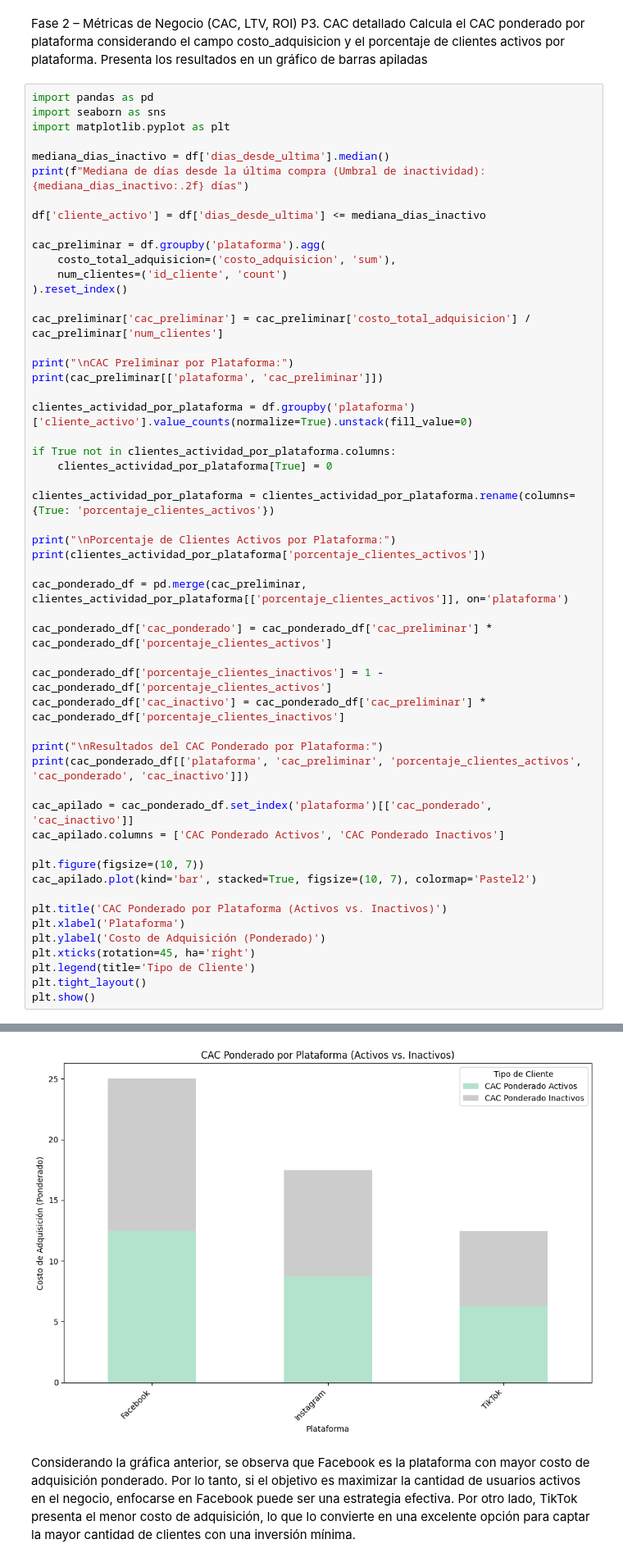
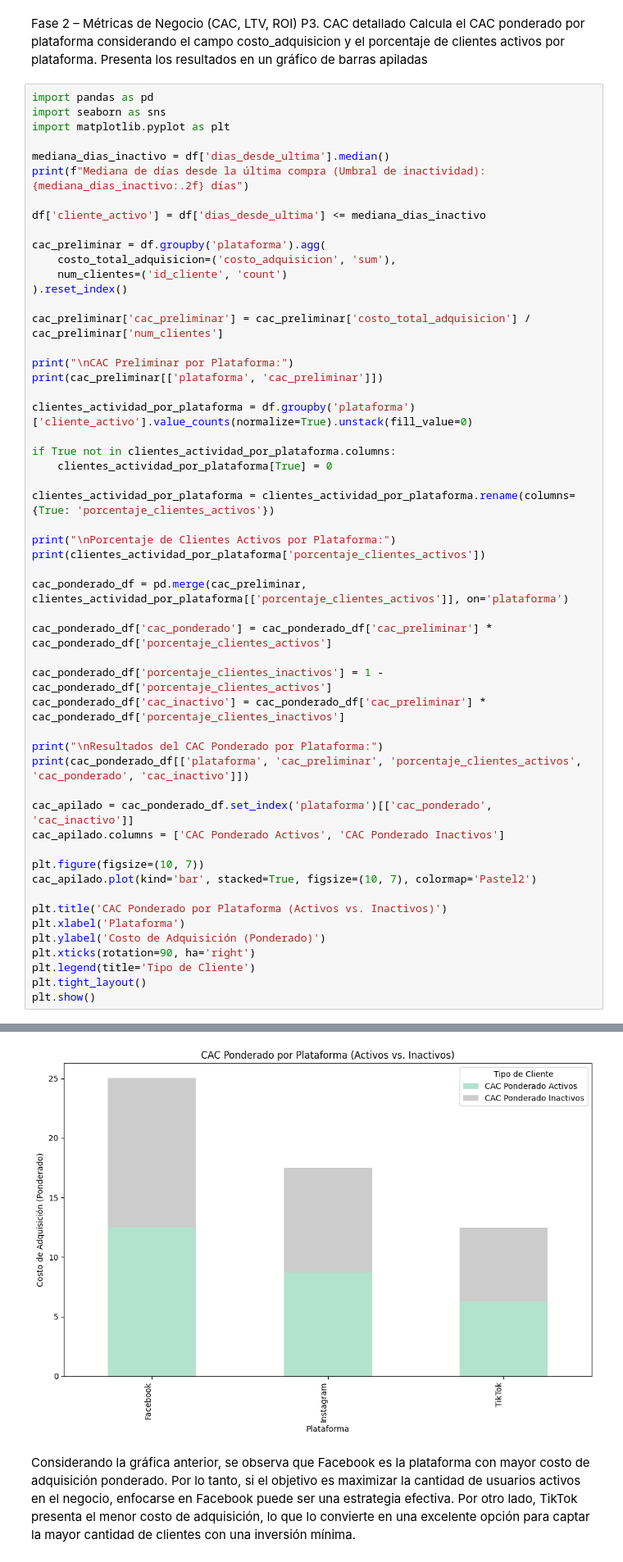
Before and after one commit to Natyrios/IntroMarketingAnalytics, a Jupyter notebook: Segundo Corte/Parcial_Final_Nataly_Ríos_análisis_de_datos.ipynb, the cells around one changed output, grey strips where cells are left out. Shown at 82% size. Cells and saved outputs as stored; diff of their text form.

```diff
--- a/Segundo Corte/Parcial_Final_Nataly_Ríos_análisis_de_datos.ipynb
+++ b/Segundo Corte/Parcial_Final_Nataly_Ríos_análisis_de_datos.ipynb
@@ -162,35 +162,35 @@ cac_apilado = cac_ponderado_df.set_index('plataforma')[['cac_ponderado', 'cac_in
 cac_apilado.columns = ['CAC Ponderado Activos', 'CAC Ponderado Inactivos']
 
 plt.figure(figsize=(10, 7))
 cac_apilado.plot(kind='bar', stacked=True, figsize=(10, 7), colormap='Pastel2')
 
 plt.title('CAC Ponderado por Plataforma (Activos vs. Inactivos)')
 plt.xlabel('Plataforma')
 plt.ylabel('Costo de Adquisición (Ponderado)')
-plt.xticks(rotation=45, ha='right')
+plt.xticks(rotation=90, ha='right')
 plt.legend(title='Tipo de Cliente')
 plt.tight_layout()
 plt.show()
 # %% [output]
 Mediana de días desde la última compra (Umbral de inactividad): 94.00 días
 
 CAC Preliminar por Plataforma:
   plataforma  cac_preliminar
 0   Facebook       25.014014
 1  Instagram       17.484212
 2     TikTok       12.460716
 
 Porcentaje de Clientes Activos por Plataforma:
 plataforma
 Facebook     0.499520
 Instagram    0.499421
 ... (9 lines left out)
    cac_inactivo
 0     12.519012
 1      8.752223
 2      6.167089
 <Figure size 1000x700 with 0 Axes>
-[figure, old version]
+[figure, new version]
 # %% [markdown]
 Considerando la gráfica anterior, se observa que Facebook es la plataforma con mayor costo de adquisición ponderado. Por lo tanto, si el objetivo es maximizar la cantidad de usuarios activos en el negocio, enfocarse en Facebook puede ser una estrategia efectiva. Por otro lado, TikTok presenta el menor costo de adquisición, lo que lo convierte en una excelente opción para captar la mayor cantidad de clientes con una inversión mínima.
 # %% [markdown]
```
Also changed, not shown: parts of 2 cells of this notebook.
